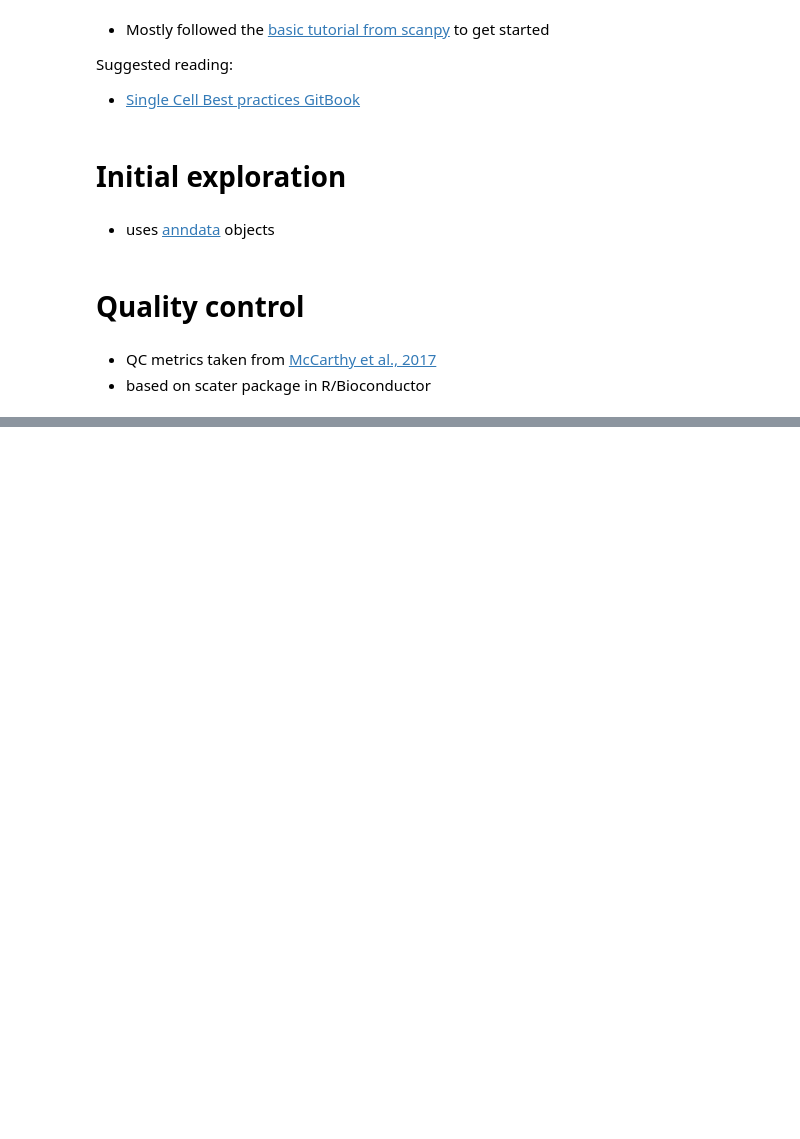
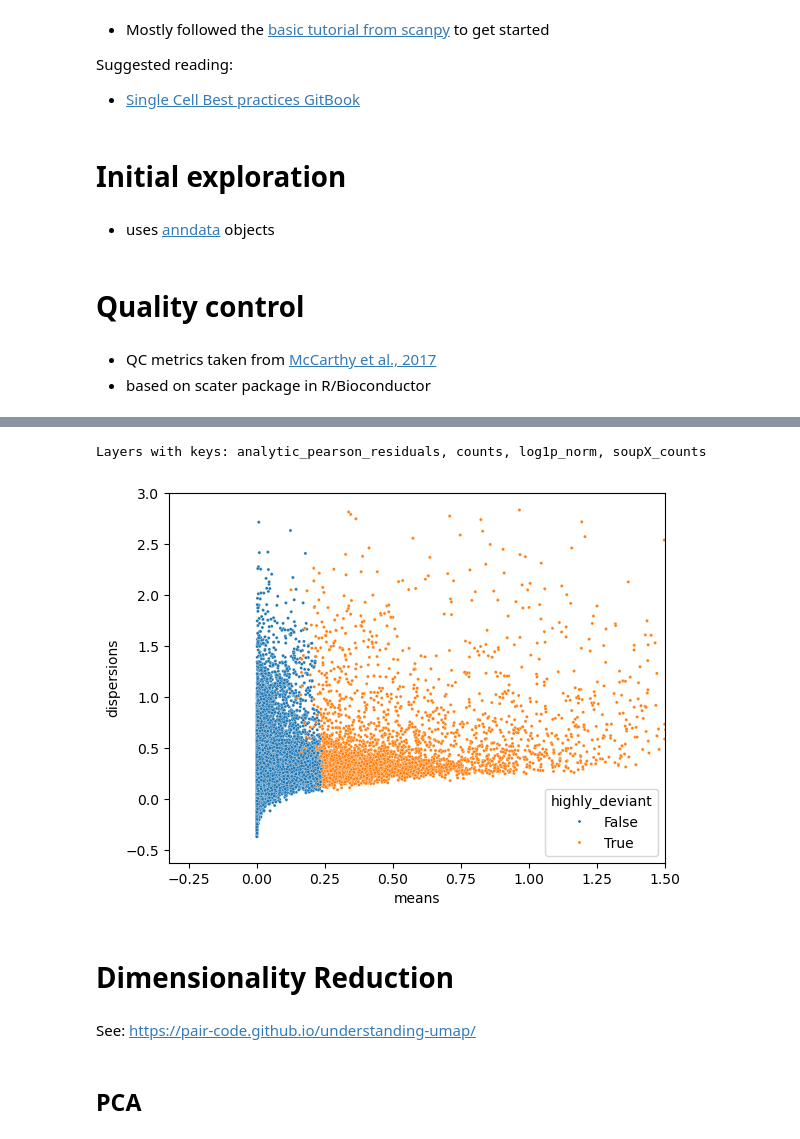
Before and after one commit to eisko/snRNAseq, a Jupyter notebook: prelim_analy.ipynb, the cells around one changed output, grey strips where cells are left out. Drawn from its saved outputs; the diff is of its cells as text; code cells hidden in the pictures; blank space fills up the shorter version.

```diff
--- a/prelim_analy.ipynb
+++ b/prelim_analy.ipynb
@@ -346,0 +761,3 @@ Number of predicted doublets: 1214
+# %%
+in_file = "/Volumes/S2D1/Emily/transcriptomics/snRNAseq/26Jan_snRNA_OMC_labmouse/data/post_norm.h5ad"
+adata = sc.read_h5ad(in_file)
@@ -346,0 +767,8 @@ Number of predicted doublets: 1214
+# %%
+import rpy2.robjects as ro
+from rpy2.robjects.conversion import localconverter
+import anndata2ri
+
+# Use context manager to convert
+with localconverter(anndata2ri.converter):
+    ro.globalenv["adata"] = adata
@@ -346,0 +778,15 @@ Number of predicted doublets: 1214
+# %%
+binomial_deviance = np.array(ro.r("rowData(sce)$binomial_deviance")).T
+# %%
+# select top 4000 highly deviant genes
+
+idx = binomial_deviance.argsort()[-4000:]
+mask = np.zeros(adata.var_names.shape, dtype=bool)
+mask[idx] = True
+
+adata.var["highly_deviant"] = mask
+adata.var["binomial_deviance"] = binomial_deviance
+# %%
+adata.layers
+# %% [output]
+Layers with keys: analytic_pearson_residuals, counts, log1p_norm, soupX_counts
@@ -346,0 +795,9 @@ Number of predicted doublets: 1214
+# %%
+ax = sns.scatterplot(
+    data=adata.var, x="means", y="dispersions", hue="highly_deviant", s=5
+)
+ax.set_xlim(None, 1.5)
+ax.set_ylim(None, 3)
+plt.show()
+# %% [output]
+[figure, added]
@@ -346,0 +808,4 @@ Number of predicted doublets: 1214
+# %% [markdown]
+# Dimensionality Reduction
+# %% [markdown]
+See: https://pair-code.github.io/understanding-umap/
@@ -346,0 +822,2 @@ Number of predicted doublets: 1214
+# %% [markdown]
+## PCA
```
Also changed, not shown: parts of 112 cells of this notebook.
